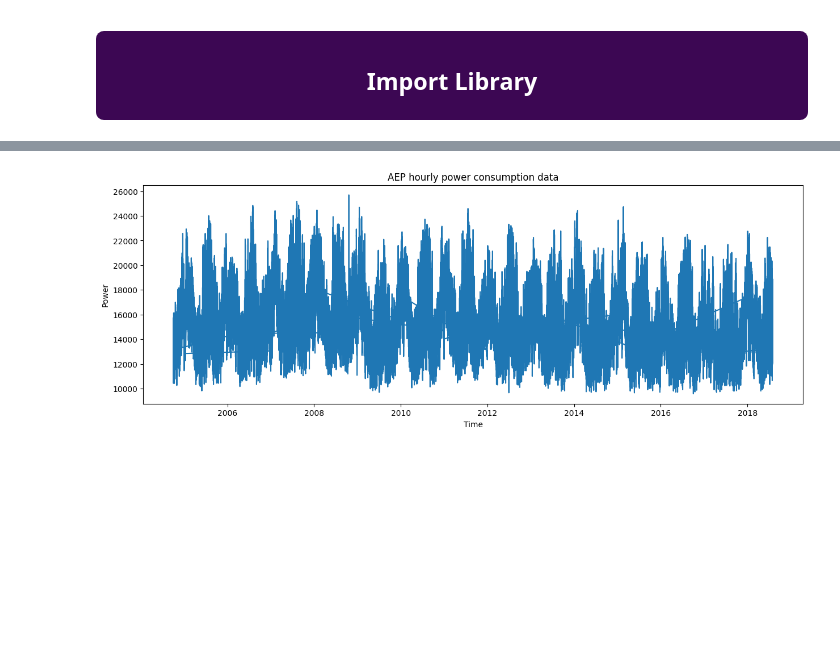
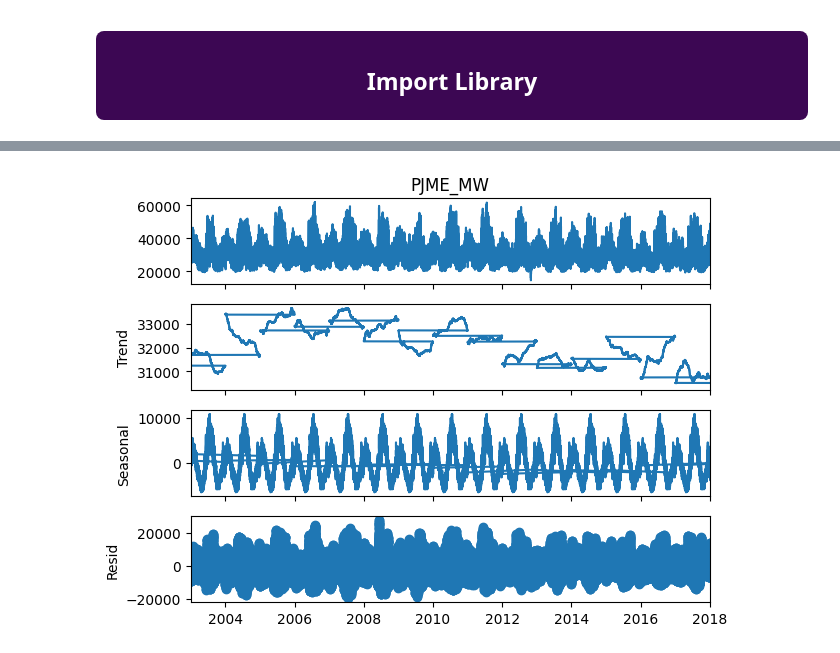
Before and after one commit to SajjadKhanYousafzai/Projects--Kaggle-, a Jupyter notebook: Time Serires Hourly Energy Consumption/Time_series.ipynb, the cells around one changed output, grey strips where cells are left out. Drawn from its saved outputs; the diff is of its cells as text; code cells hidden in the pictures; blank space fills up the shorter version.

Commit message:
-time

```diff
--- a/Time Serires Hourly Energy Consumption/Time_series.ipynb
+++ b/Time Serires Hourly Energy Consumption/Time_series.ipynb
@@ -140,11 +127,7 @@ plt.show()
-# %%
-# plot the aep data
-plt.figure(figsize=(15,5))
-plt.plot(aep.index,aep['AEP_MW'])
-plt.title('AEP hourly power consumption data')
-plt.ylabel('Power')
-plt.xlabel('Time')
-plt.grid(False)
-plt.show()
-# %% [output]
-[figure, removed]
+# %%
+from statsmodels.tsa.seasonal import seasonal_decompose
+decomposition = seasonal_decompose(data['PJME']['PJME_MW'], period=24*365)  # Yearly seasonality
+decomposition.plot()
+plt.show()
+# %% [output]
+[figure, added]
```
Also changed, not shown: parts of 13 cells of this notebook.
